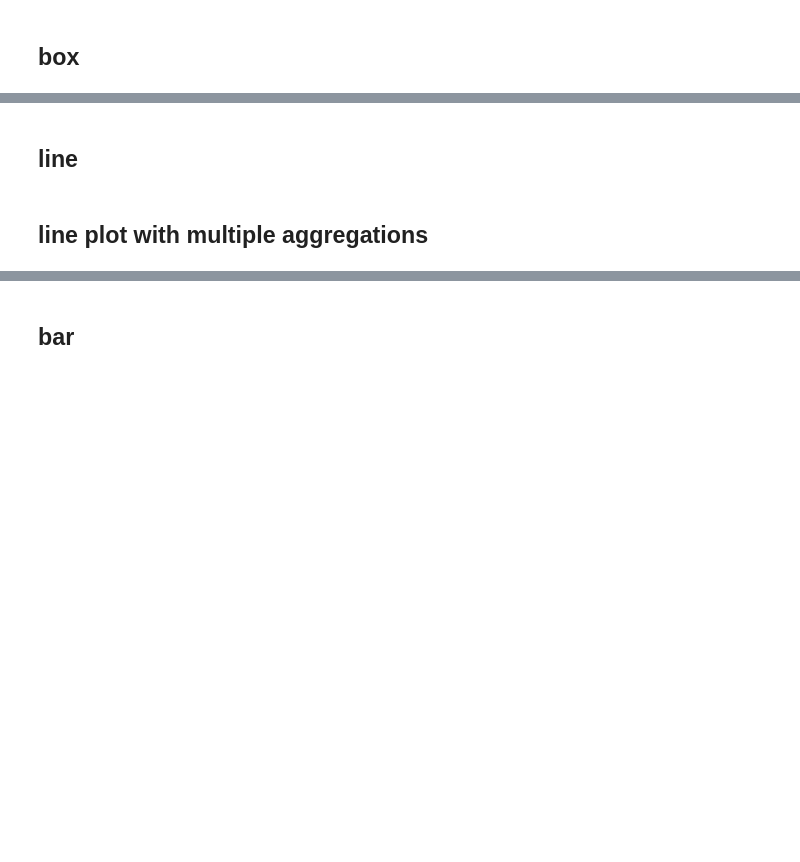
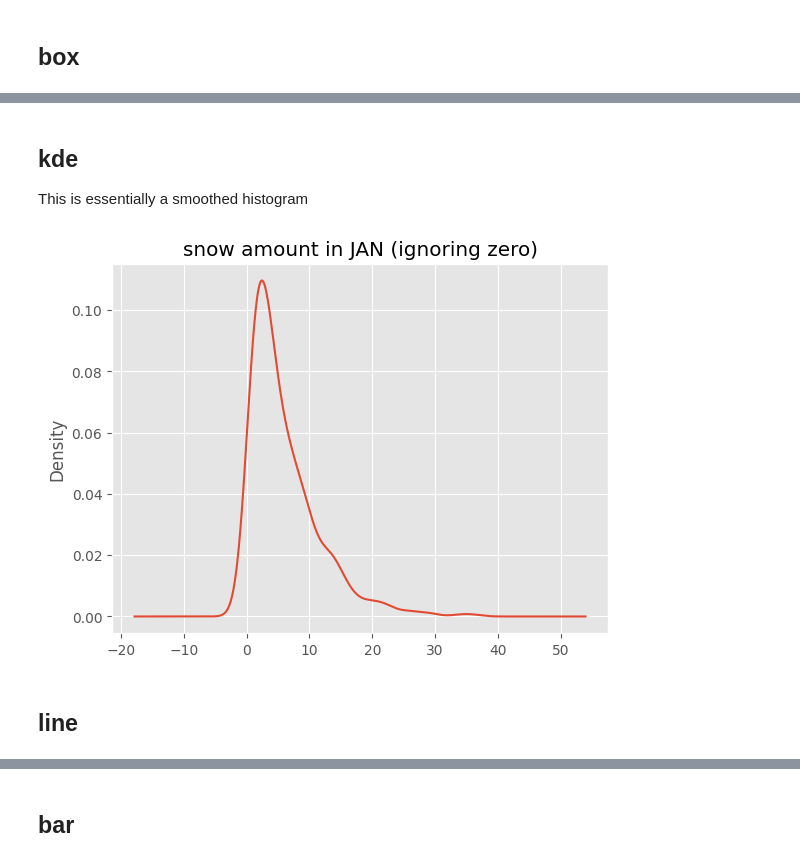
Before and after one commit to Muthukamalan/BASICS, a Jupyter notebook: Learn Pandas/effective_pandas.ipynb, the cells around one changed output, grey strips where cells are left out. Cells and saved outputs as stored; diff of their text form; code cells hidden in the pictures; blank space fills up the shorter version.

```diff
--- a/Learn Pandas/effective_pandas.ipynb
+++ b/Learn Pandas/effective_pandas.ipynb
@@ -1640,4 +2103,10 @@ Pandas allows you to create series with date and time information in them
+# %% [markdown]
+## kde
+This is essentially a smoothed histogram
+# %%
+snow[lambda s:(s.index.month==1) &(s>0)].plot.kde(title="snow amount in JAN (ignoring zero)")
+plt.show()
+# %% [output]
+[figure, added]
 # %% [markdown]
 ## line
-# %% [markdown]
-## line plot with multiple aggregations
```
Also changed, not shown: parts of 59 cells of this notebook.
